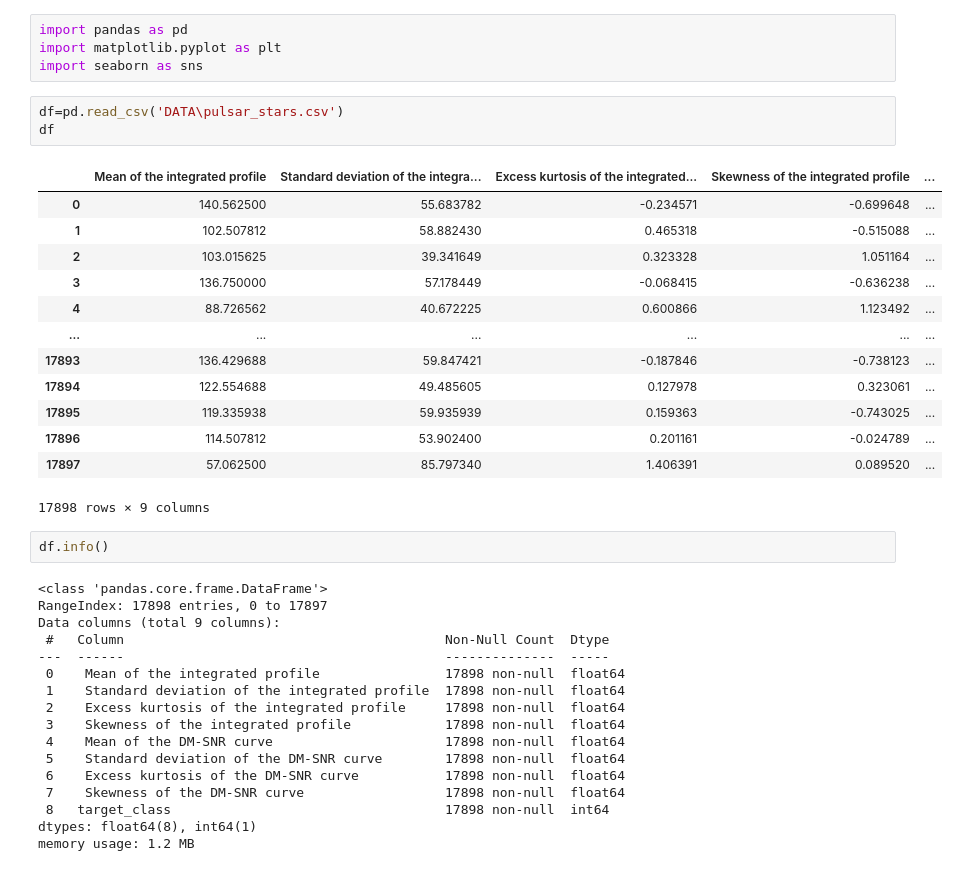
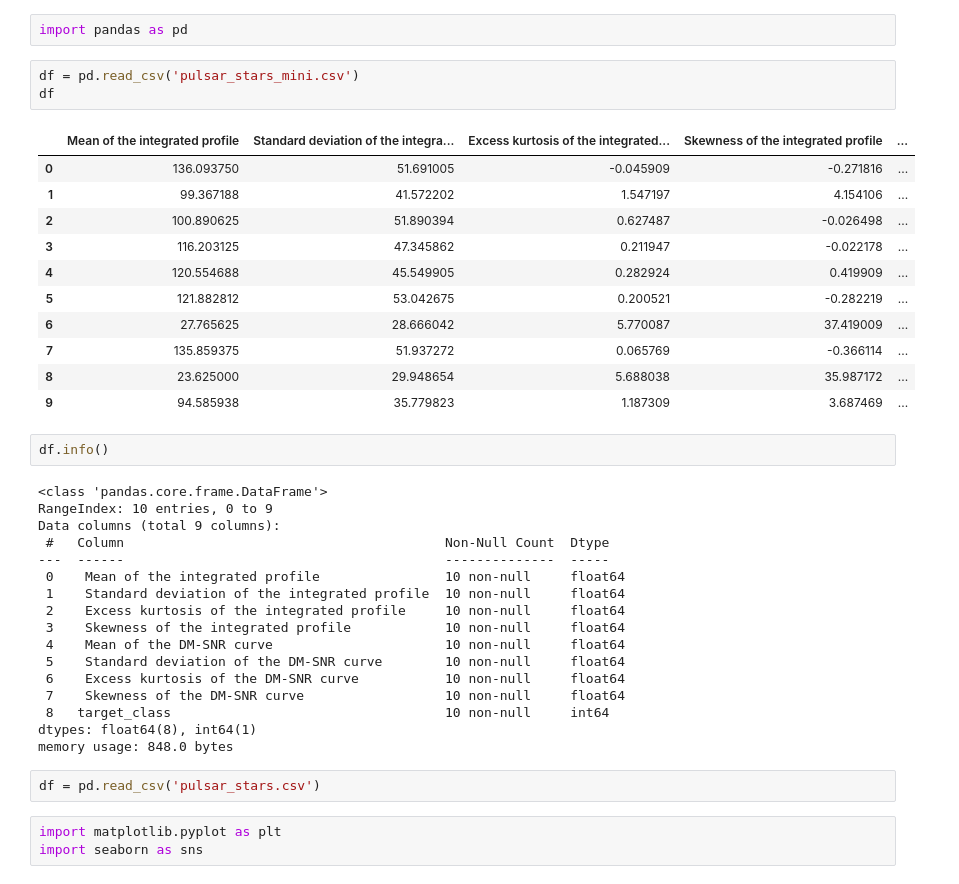
Before and after one commit to yeonsangKim/D_L, a Jupyter notebook: content/0809_class3.ipynb, the cells around one changed output. Drawn from its saved outputs; the diff is of its cells as text.

```diff
--- a/content/0809_class3.ipynb
+++ b/content/0809_class3.ipynb
@@ -1,43 +5,44 @@
 # %%
 import pandas as pd
-import matplotlib.pyplot as plt
-import seaborn as sns
 # %%
-df=pd.read_csv('DATA\pulsar_stars.csv')
+df = pd.read_csv('pulsar_stars_mini.csv')
 df
 # %% [output]
 |  | Mean of the integrated profile | Standard deviation of the integra... | Excess kurtosis of the integrated... | Skewness of the integrated profile | ... |
-| 0 | 140.562500 | 55.683782 | -0.234571 | -0.699648 | ... |
-| 1 | 102.507812 | 58.882430 | 0.465318 | -0.515088 | ... |
-| 2 | 103.015625 | 39.341649 | 0.323328 | 1.051164 | ... |
-| 3 | 136.750000 | 57.178449 | -0.068415 | -0.636238 | ... |
-| 4 | 88.726562 | 40.672225 | 0.600866 | 1.123492 | ... |
-| ... | ... | ... | ... | ... | ... |
-| 17893 | 136.429688 | 59.847421 | -0.187846 | -0.738123 | ... |
-| 17894 | 122.554688 | 49.485605 | 0.127978 | 0.323061 | ... |
-| 17895 | 119.335938 | 59.935939 | 0.159363 | -0.743025 | ... |
-| 17896 | 114.507812 | 53.902400 | 0.201161 | -0.024789 | ... |
-| 17897 | 57.062500 | 85.797340 | 1.406391 | 0.089520 | ... |
+| 0 | 136.093750 | 51.691005 | -0.045909 | -0.271816 | ... |
+| 1 | 99.367188 | 41.572202 | 1.547197 | 4.154106 | ... |
+| 2 | 100.890625 | 51.890394 | 0.627487 | -0.026498 | ... |
+| 3 | 116.203125 | 47.345862 | 0.211947 | -0.022178 | ... |
+| 4 | 120.554688 | 45.549905 | 0.282924 | 0.419909 | ... |
+| 5 | 121.882812 | 53.042675 | 0.200521 | -0.282219 | ... |
+| 6 | 27.765625 | 28.666042 | 5.770087 | 37.419009 | ... |
+| 7 | 135.859375 | 51.937272 | 0.065769 | -0.366114 | ... |
+| 8 | 23.625000 | 29.948654 | 5.688038 | 35.987172 | ... |
+| 9 | 94.585938 | 35.779823 | 1.187309 | 3.687469 | ... |
-17898 rows × 9 columns
 # %%
 df.info()
 # %% [output]
 <class 'pandas.core.frame.DataFrame'>
-RangeIndex: 17898 entries, 0 to 17897
+RangeIndex: 10 entries, 0 to 9
 Data columns (total 9 columns):
  #   Column                                         Non-Null Count  Dtype
 ---  ------                                         --------------  -----
- 0    Mean of the integrated profile                17898 non-null  float64
- 1    Standard deviation of the integrated profile  17898 non-null  float64
- 2    Excess kurtosis of the integrated profile     17898 non-null  float64
- 3    Skewness of the integrated profile            17898 non-null  float64
- 4    Mean of the DM-SNR curve                      17898 non-null  float64
- 5    Standard deviation of the DM-SNR curve        17898 non-null  float64
- 6    Excess kurtosis of the DM-SNR curve           17898 non-null  float64
- 7    Skewness of the DM-SNR curve                  17898 non-null  float64
- 8   target_class                                   17898 non-null  int64
+ 0    Mean of the integrated profile                10 non-null     float64
+ 1    Standard deviation of the integrated profile  10 non-null     float64
+ 2    Excess kurtosis of the integrated profile     10 non-null     float64
+ 3    Skewness of the integrated profile            10 non-null     float64
+ 4    Mean of the DM-SNR curve                      10 non-null     float64
+ 5    Standard deviation of the DM-SNR curve        10 non-null     float64
+ 6    Excess kurtosis of the DM-SNR curve           10 non-null     float64
+ 7    Skewness of the DM-SNR curve                  10 non-null     float64
+ 8   target_class                                   10 non-null     int64
 dtypes: float64(8), int64(1)
-memory usage: 1.2 MB
+memory usage: 848.0 bytes
+# %%
+df = pd.read_csv('pulsar_stars.csv')
+# %%
+import matplotlib.pyplot as plt
+import seaborn as sns
 # %%
 sns.histplot(df['target_class'])
 plt.show()
```
Also changed, not shown: parts of 33 cells of this notebook, 2 other files.
